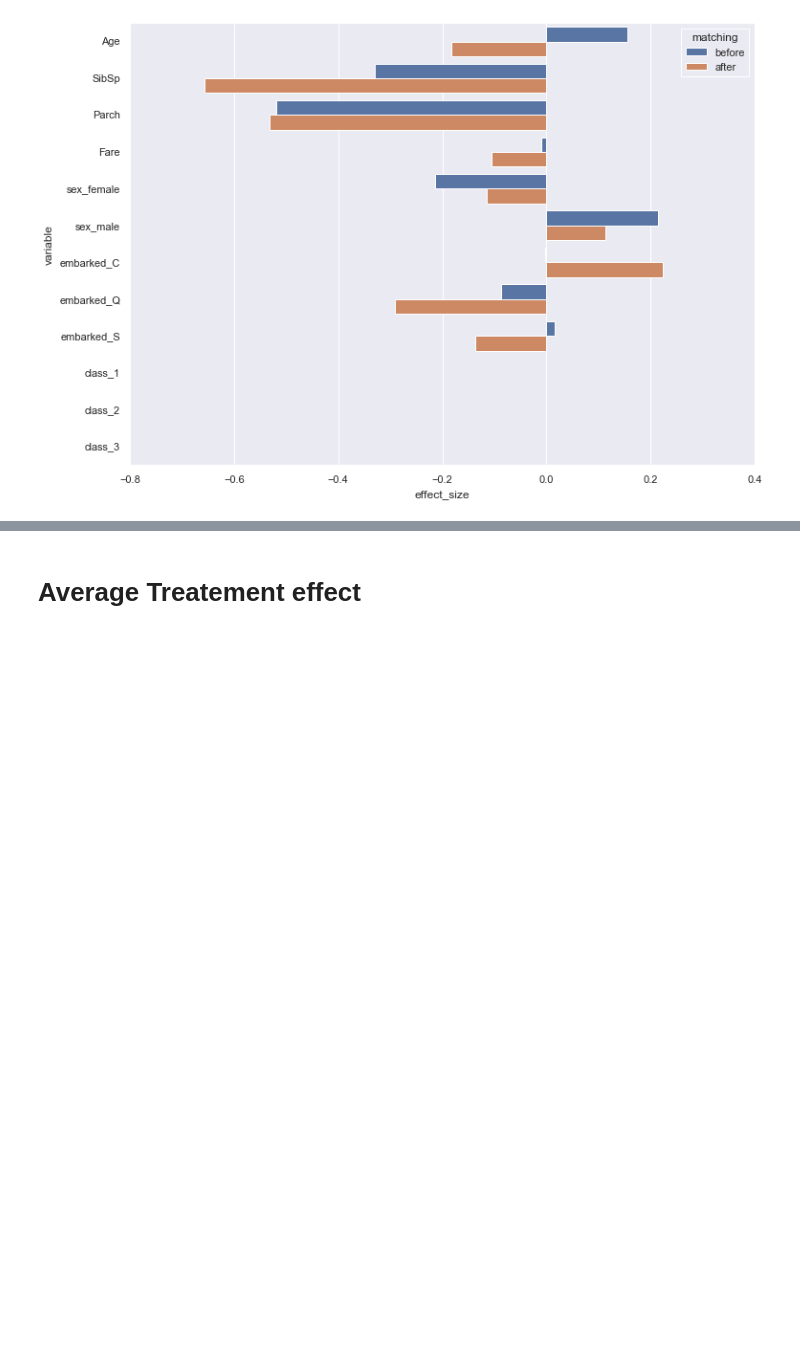
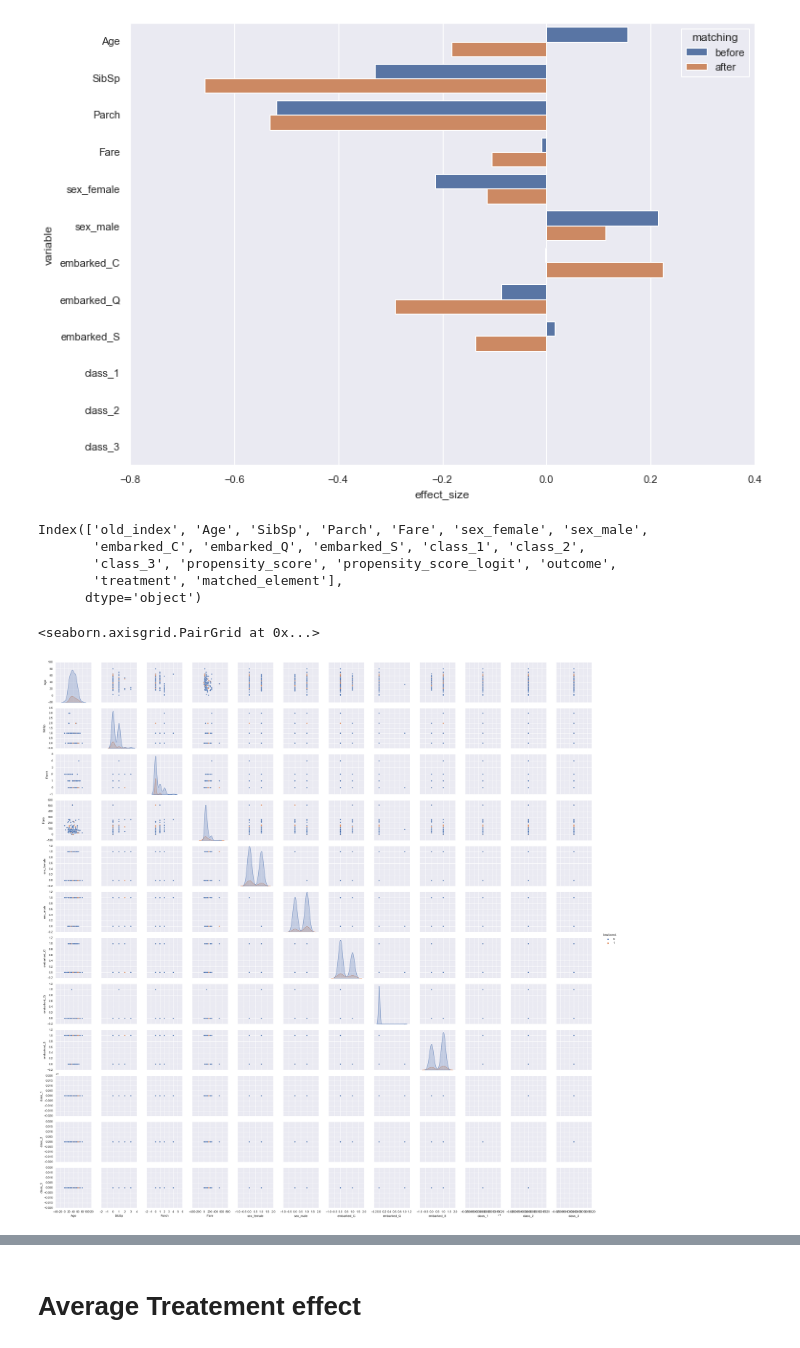
Before and after one commit to konosp/propensity-score-matching, a Jupyter notebook: PSM - v2.ipynb, the cells around one changed output, grey strips where cells are left out. Drawn from its saved outputs; the diff is of its cells as text; code cells hidden in the pictures; blank space fills up the shorter version.

Commit message:
graphs added

```diff
--- a/PSM - v2.ipynb
+++ b/PSM - v2.ipynb
@@ -211,3 +211,16 @@ sns.barplot(data = res, y = 'variable', x = 'effect_size', hue = 'matching', ori
 # %% [output]
 <matplotlib.axes._subplots.AxesSubplot at 0x...>
 [figure]
+# %%
+cols.append('treatment')
+# %% [output]
+Index(['old_index', 'Age', 'SibSp', 'Parch', 'Fare', 'sex_female', 'sex_male',
+       'embarked_C', 'embarked_Q', 'embarked_S', 'class_1', 'class_2',
+       'class_3', 'propensity_score', 'propensity_score_logit', 'outcome',
+       'treatment', 'matched_element'],
+      dtype='object')
+# %%
+sns.pairplot(data = df_data[cols], hue = 'treatment')
+# %% [output]
+<seaborn.axisgrid.PairGrid at 0x...>
+[figure, added]
```
Also changed, not shown: parts of 1 cell of this notebook.
